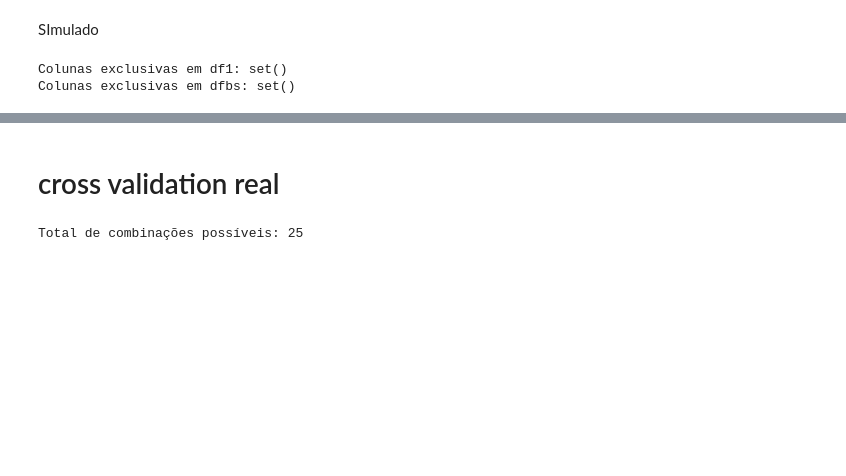
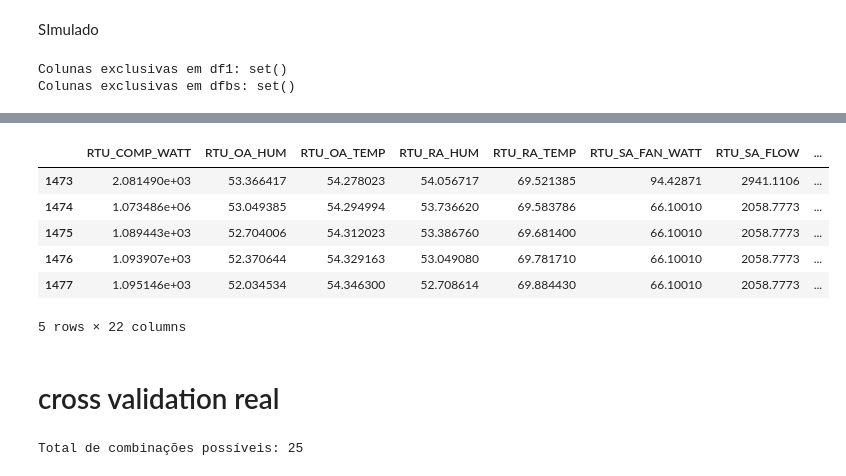
Before and after one commit to GUIPETAV/modelos, a Jupyter notebook: derivada_P.ipynb, the cells around one changed output, grey strips where cells are left out. Saved outputs shown, nothing was run; the diff lists cells and outputs as text; code cells hidden in the pictures; blank space fills up the shorter version.

```diff
--- a/derivada_P.ipynb
+++ b/derivada_P.ipynb
@@ -348,3 +369,13 @@ Colunas exclusivas em dfbs: set()
+# %%
+dfbs_x.head()
+# %% [output]
+|  | RTU_COMP_WATT | RTU_OA_HUM | RTU_OA_TEMP | RTU_RA_HUM | RTU_RA_TEMP | RTU_SA_FAN_WATT | RTU_SA_FLOW | ... |
+| 1473 | 2.081490e+03 | 53.366417 | 54.278023 | 54.056717 | 69.521385 | 94.42871 | 2941.1106 | ... |
+| 1474 | 1.073486e+06 | 53.049385 | 54.294994 | 53.736620 | 69.583786 | 66.10010 | 2058.7773 | ... |
+| 1475 | 1.089443e+03 | 52.704006 | 54.312023 | 53.386760 | 69.681400 | 66.10010 | 2058.7773 | ... |
+| 1476 | 1.093907e+03 | 52.370644 | 54.329163 | 53.049080 | 69.781710 | 66.10010 | 2058.7773 | ... |
+| 1477 | 1.095146e+03 | 52.034534 | 54.346300 | 52.708614 | 69.884430 | 66.10010 | 2058.7773 | ... |
+5 rows × 22 columns
 # %% [markdown]
 # cross validation real
 # %%
```
Also changed, not shown: parts of 8 cells of this notebook, 1 other file.
